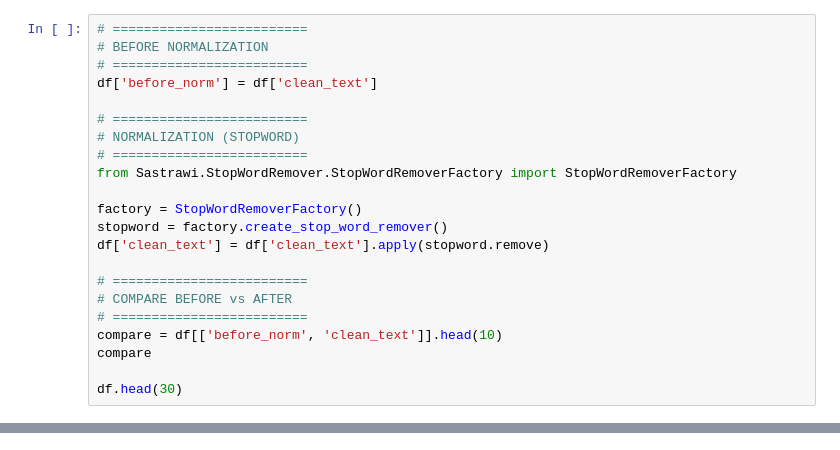
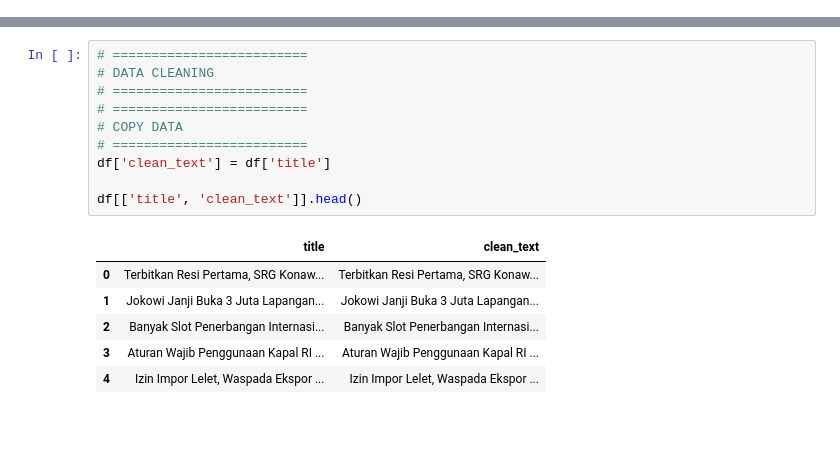
Before and after one commit to afllaabdi/tugas_NLP, a Jupyter notebook: Source_Code.ipynb, the cells around one changed output, grey strips where cells are left out. Drawn from its saved outputs; the diff is of its cells as text.

```diff
--- a/Source_Code.ipynb
+++ b/Source_Code.ipynb
@@ -80,22 +31,0 @@ df[['text', 'clean_text']].head(30)
-# %%
-# =========================
-# BEFORE NORMALIZATION
-# =========================
-df['before_norm'] = df['clean_text']
-
-# =========================
-# NORMALIZATION (STOPWORD)
-# =========================
-from Sastrawi.StopWordRemover.StopWordRemoverFactory import StopWordRemoverFactory
-
-factory = StopWordRemoverFactory()
-stopword = factory.create_stop_word_remover()
-df['clean_text'] = df['clean_text'].apply(stopword.remove)
-
-# =========================
-# COMPARE BEFORE vs AFTER
-# =========================
-compare = df[['before_norm', 'clean_text']].head(10)
-compare
-
-df.head(30)
@@ -146,0 +32,17 @@ Jumlah data setelah reduction: (732, 2)
+# %%
+# =========================
+# DATA CLEANING
+# =========================
+# =========================
+# COPY DATA
+# =========================
+df['clean_text'] = df['title']
+
+df[['title', 'clean_text']].head()
+# %% [output]
+|  | title | clean_text |
+| 0 | Terbitkan Resi Pertama, SRG Konaw... | Terbitkan Resi Pertama, SRG Konaw... |
+| 1 | Jokowi Janji Buka 3 Juta Lapangan... | Jokowi Janji Buka 3 Juta Lapangan... |
+| 2 | Banyak Slot Penerbangan Internasi... | Banyak Slot Penerbangan Internasi... |
+| 3 | Aturan Wajib Penggunaan Kapal RI ... | Aturan Wajib Penggunaan Kapal RI ... |
+| 4 | Izin Impor Lelet, Waspada Ekspor ... | Izin Impor Lelet, Waspada Ekspor ... |
```
Also changed, not shown: parts of 15 cells of this notebook.
